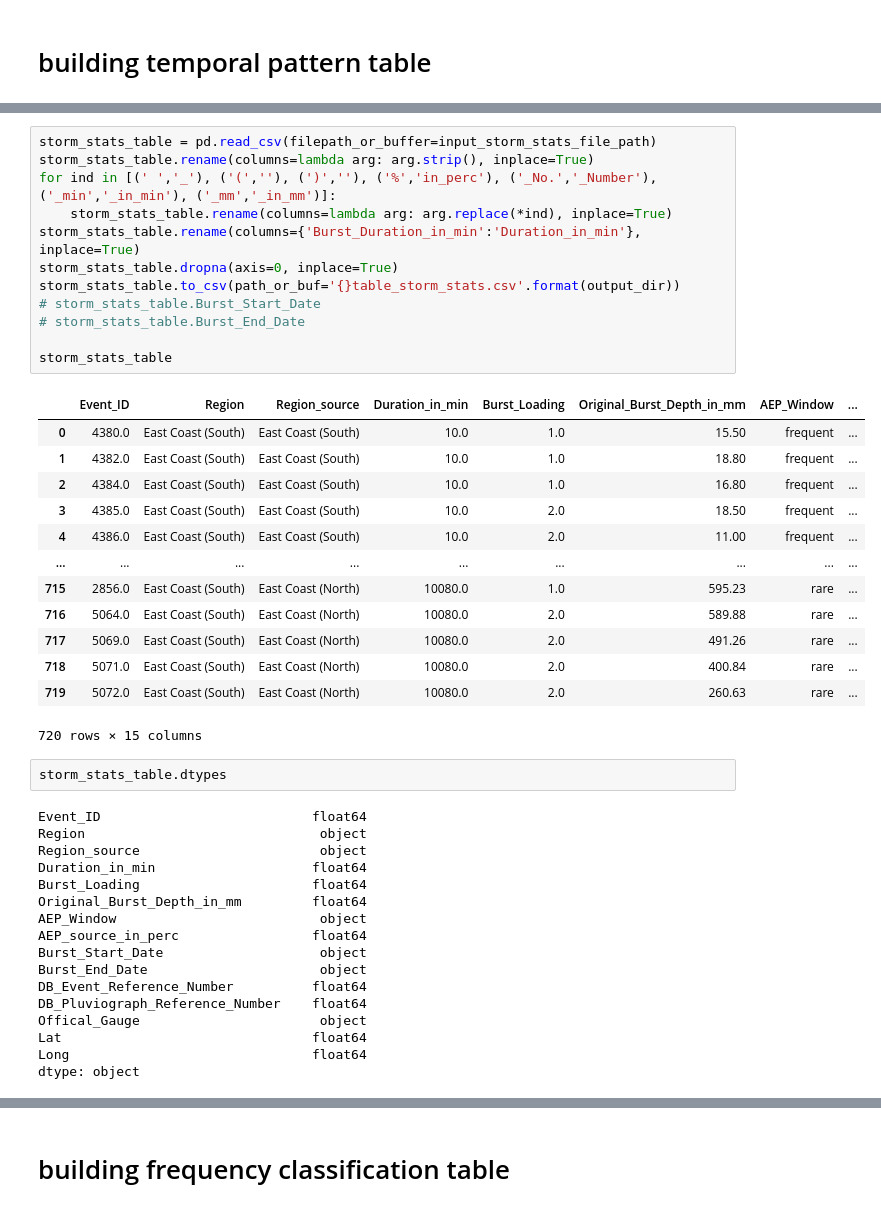
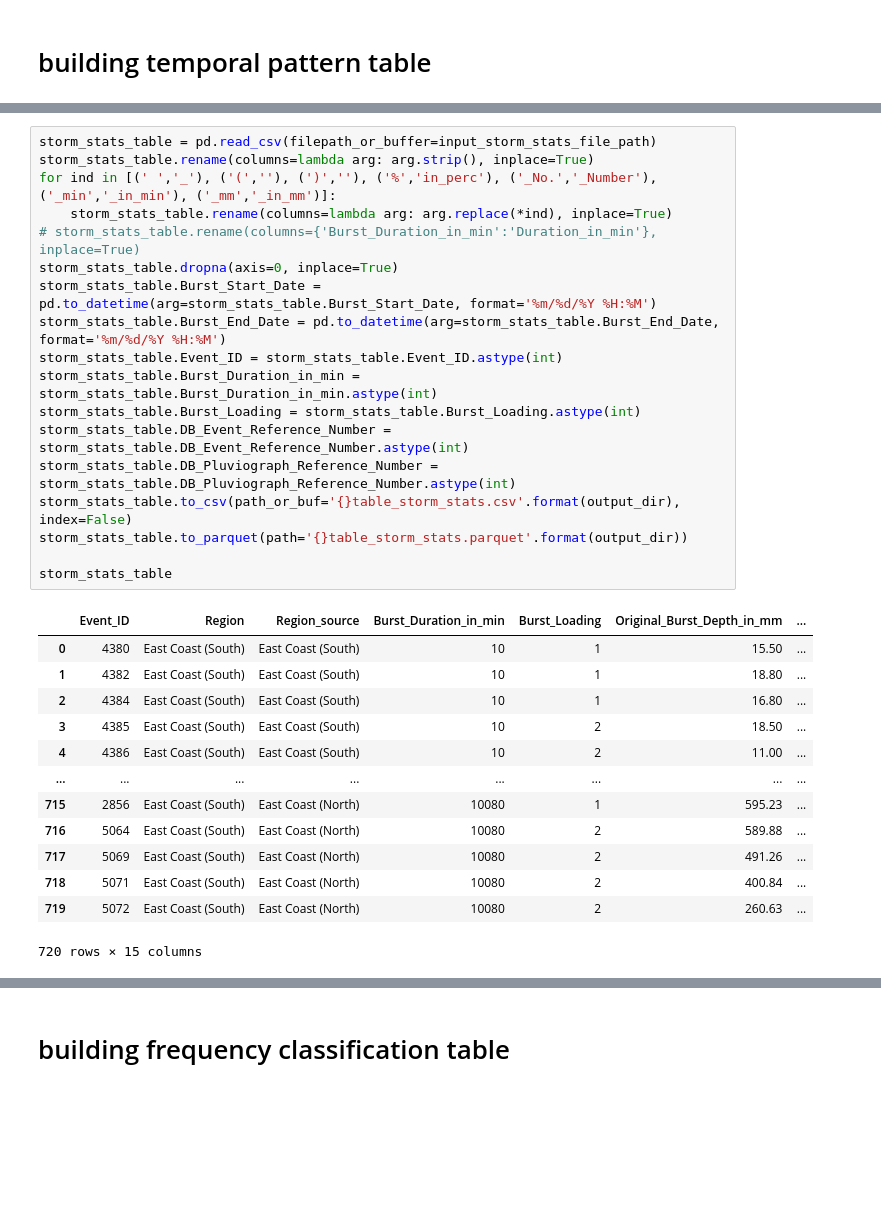
Before and after one commit to Holger-Paxi/Flood_Estimation, a Jupyter notebook: Assignment_3__1st.ipynb, the cells around one changed output, grey strips where cells are left out. Cells and saved outputs as stored; diff of their text form; blank space fills up the shorter version.

```diff
--- a/Assignment_3__1st.ipynb
+++ b/Assignment_3__1st.ipynb
@@ -99,45 +116,32 @@ temp_pattern_table
 # %%
 storm_stats_table = pd.read_csv(filepath_or_buffer=input_storm_stats_file_path)
 storm_stats_table.rename(columns=lambda arg: arg.strip(), inplace=True)
 for ind in [(' ','_'), ('(',''), (')',''), ('%','in_perc'), ('_No.','_Number'), ('_min','_in_min'), ('_mm','_in_mm')]:
     storm_stats_table.rename(columns=lambda arg: arg.replace(*ind), inplace=True)
-storm_stats_table.rename(columns={'Burst_Duration_in_min':'Duration_in_min'}, inplace=True)
+# storm_stats_table.rename(columns={'Burst_Duration_in_min':'Duration_in_min'}, inplace=True)
 storm_stats_table.dropna(axis=0, inplace=True)
-storm_stats_table.to_csv(path_or_buf='{}table_storm_stats.csv'.format(output_dir))
-# storm_stats_table.Burst_Start_Date
-# storm_stats_table.Burst_End_Date
+storm_stats_table.Burst_Start_Date = pd.to_datetime(arg=storm_stats_table.Burst_Start_Date, format='%m/%d/%Y %H:%M')
+storm_stats_table.Burst_End_Date = pd.to_datetime(arg=storm_stats_table.Burst_End_Date, format='%m/%d/%Y %H:%M')
+storm_stats_table.Event_ID = storm_stats_table.Event_ID.astype(int)
+storm_stats_table.Burst_Duration_in_min = storm_stats_table.Burst_Duration_in_min.astype(int)
+storm_stats_table.Burst_Loading = storm_stats_table.Burst_Loading.astype(int)
+storm_stats_table.DB_Event_Reference_Number = storm_stats_table.DB_Event_Reference_Number.astype(int)
+storm_stats_table.DB_Pluviograph_Reference_Number = storm_stats_table.DB_Pluviograph_Reference_Number.astype(int)
+storm_stats_table.to_csv(path_or_buf='{}table_storm_stats.csv'.format(output_dir), index=False)
+storm_stats_table.to_parquet(path='{}table_storm_stats.parquet'.format(output_dir))
 
 storm_stats_table
 # %% [output]
-|  | Event_ID | Region | Region_source | Duration_in_min | Burst_Loading | Original_Burst_Depth_in_mm | AEP_Window | ... |
-| 0 | 4380.0 | East Coast (South) | East Coast (South) | 10.0 | 1.0 | 15.50 | frequent | ... |
-| 1 | 4382.0 | East Coast (South) | East Coast (South) | 10.0 | 1.0 | 18.80 | frequent | ... |
-| 2 | 4384.0 | East Coast (South) | East Coast (South) | 10.0 | 1.0 | 16.80 | frequent | ... |
-| 3 | 4385.0 | East Coast (South) | East Coast (South) | 10.0 | 2.0 | 18.50 | frequent | ... |
-| 4 | 4386.0 | East Coast (South) | East Coast (South) | 10.0 | 2.0 | 11.00 | frequent | ... |
-| ... | ... | ... | ... | ... | ... | ... | ... | ... |
-| 715 | 2856.0 | East Coast (South) | East Coast (North) | 10080.0 | 1.0 | 595.23 | rare | ... |
-| 716 | 5064.0 | East Coast (South) | East Coast (North) | 10080.0 | 2.0 | 589.88 | rare | ... |
-| 717 | 5069.0 | East Coast (South) | East Coast (North) | 10080.0 | 2.0 | 491.26 | rare | ... |
-| 718 | 5071.0 | East Coast (South) | East Coast (North) | 10080.0 | 2.0 | 400.84 | rare | ... |
-| 719 | 5072.0 | East Coast (South) | East Coast (North) | 10080.0 | 2.0 | 260.63 | rare | ... |
+|  | Event_ID | Region | Region_source | Burst_Duration_in_min | Burst_Loading | Original_Burst_Depth_in_mm | ... |
+| 0 | 4380 | East Coast (South) | East Coast (South) | 10 | 1 | 15.50 | ... |
+| 1 | 4382 | East Coast (South) | East Coast (South) | 10 | 1 | 18.80 | ... |
+| 2 | 4384 | East Coast (South) | East Coast (South) | 10 | 1 | 16.80 | ... |
+| 3 | 4385 | East Coast (South) | East Coast (South) | 10 | 2 | 18.50 | ... |
+| 4 | 4386 | East Coast (South) | East Coast (South) | 10 | 2 | 11.00 | ... |
+| ... | ... | ... | ... | ... | ... | ... | ... |
+| 715 | 2856 | East Coast (South) | East Coast (North) | 10080 | 1 | 595.23 | ... |
+| 716 | 5064 | East Coast (South) | East Coast (North) | 10080 | 2 | 589.88 | ... |
+| 717 | 5069 | East Coast (South) | East Coast (North) | 10080 | 2 | 491.26 | ... |
+| 718 | 5071 | East Coast (South) | East Coast (North) | 10080 | 2 | 400.84 | ... |
+| 719 | 5072 | East Coast (South) | East Coast (North) | 10080 | 2 | 260.63 | ... |
 720 rows × 15 columns
-# %%
-storm_stats_table.dtypes
-# %% [output]
-Event_ID                           float64
-Region                              object
-Region_source                       object
-Duration_in_min                    float64
-Burst_Loading                      float64
-Original_Burst_Depth_in_mm         float64
-AEP_Window                          object
-AEP_source_in_perc                 float64
-Burst_Start_Date                    object
-Burst_End_Date                      object
-DB_Event_Reference_Number          float64
-DB_Pluviograph_Reference_Number    float64
-Offical_Gauge                       object
-Lat                                float64
-Long                               float64
-dtype: object
```
Also changed, not shown: parts of 34 cells of this notebook, 9 other files.
